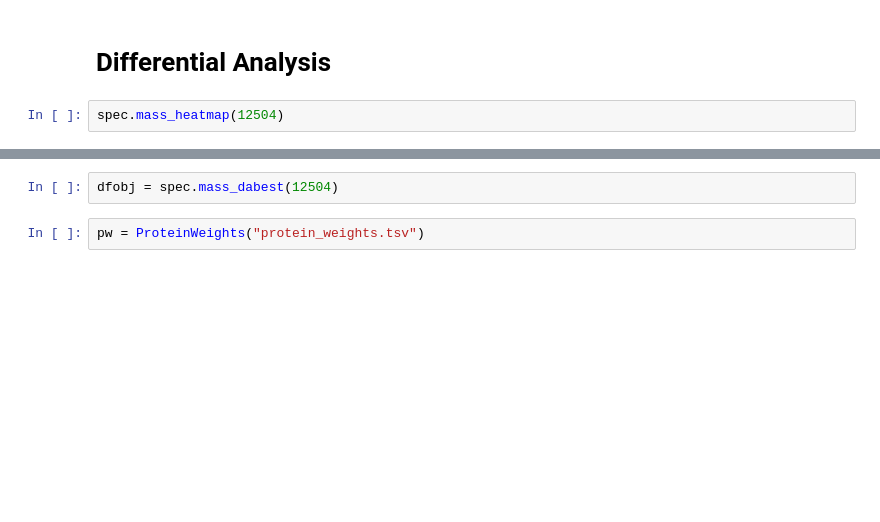
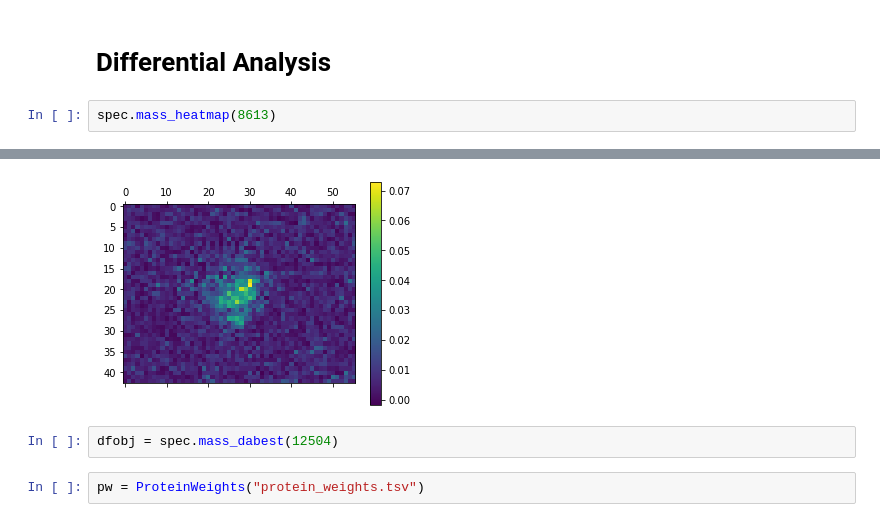
Before and after one commit to mjoppich/pIMZ, a Jupyter notebook: examples/IMZML_process.ipynb, the cells around one changed output, grey strips where cells are left out. Saved outputs shown, nothing was run; the diff lists cells and outputs as text; blank space fills up the shorter version.

```diff
--- a/examples/IMZML_process.ipynb
+++ b/examples/IMZML_process.ipynb
@@ -46,4 +105,5 @@ spec.plot_inter_consensus_similarity()
 # %% [markdown]
 # Differential Analysis
 # %%
-spec.mass_heatmap(12504)
+spec.mass_heatmap(8613)
+# %% [output]
@@ -50,3 +112,4 @@ spec.mass_heatmap(12504)
+[figure, added]
 # %%
 dfobj = spec.mass_dabest(12504)
 # %%
```
Also changed, not shown: parts of 20 cells of this notebook, 1 other file.
